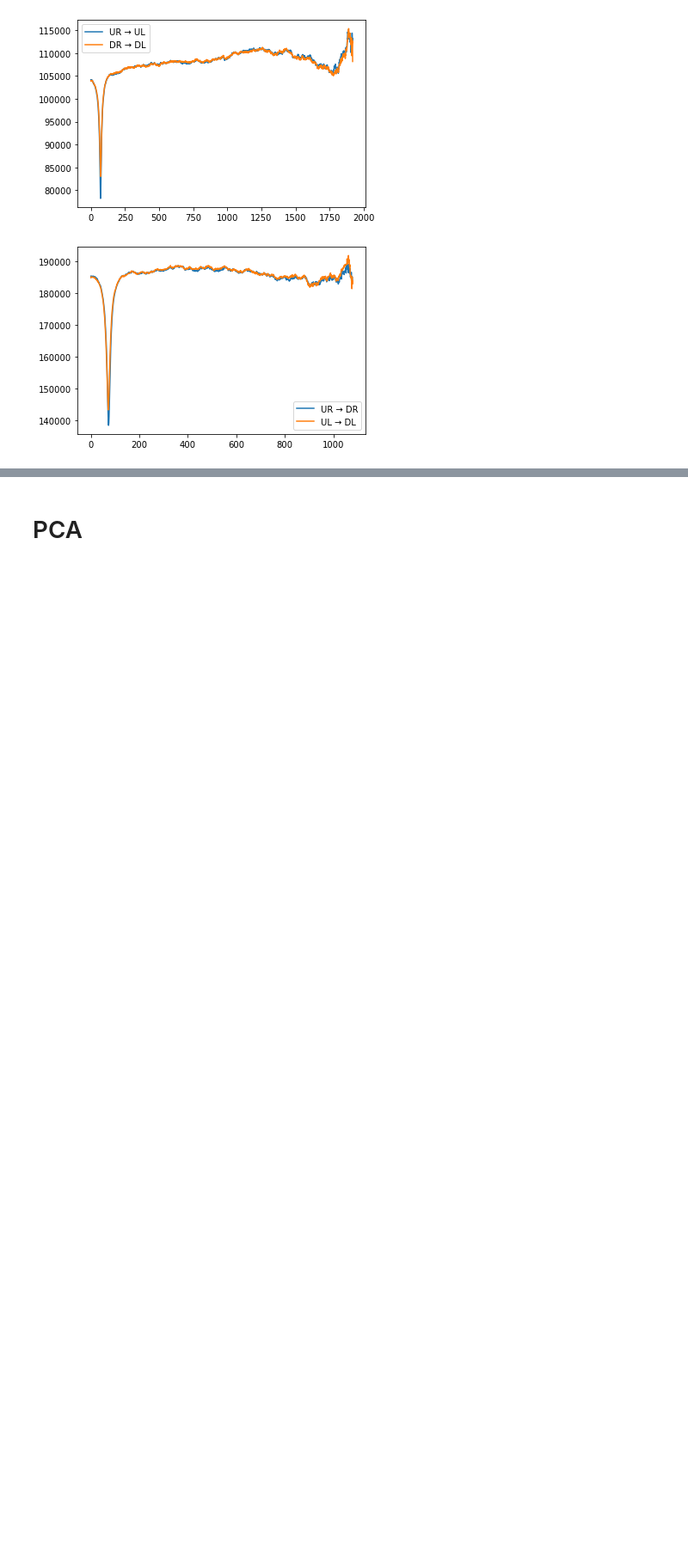
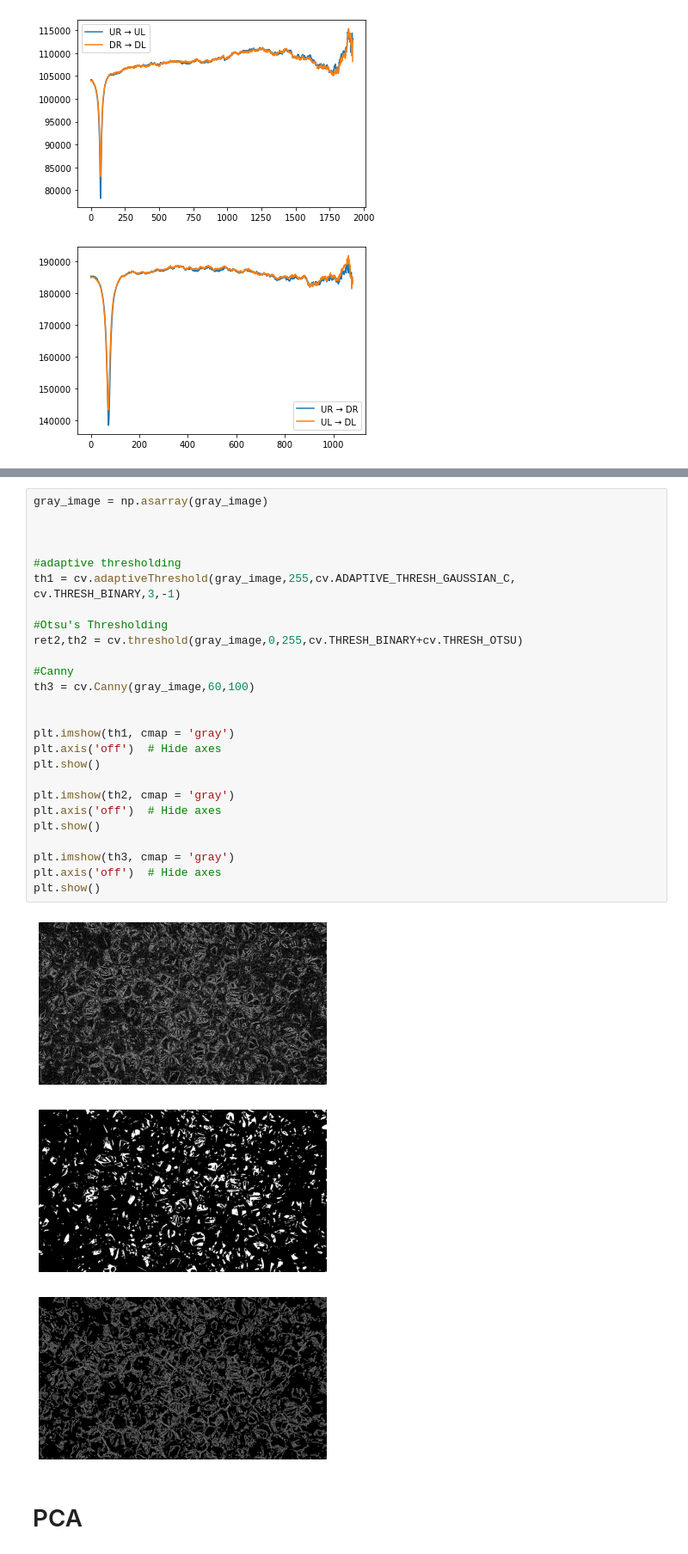
Before and after one commit to Jezen5Volk/Zotefoam-Analysis, a Jupyter notebook: Zotefoam Analysis.ipynb, the cells around one changed output, grey strips where cells are left out. Shown at 86% size. Drawn from its saved outputs; the diff is of its cells as text; blank space fills up the shorter version.

```diff
--- a/Zotefoam Analysis.ipynb
+++ b/Zotefoam Analysis.ipynb
@@ -147,3 +201,33 @@ The average size of a 100 micron scalebar is 72.0 pixels!
+# %%
+gray_image = np.asarray(gray_image)
+
+
+
+#adaptive thresholding
+th1 = cv.adaptiveThreshold(gray_image,255,cv.ADAPTIVE_THRESH_GAUSSIAN_C, cv.THRESH_BINARY,3,-1)
+
+#Otsu's Thresholding
+ret2,th2 = cv.threshold(gray_image,0,255,cv.THRESH_BINARY+cv.THRESH_OTSU)
+
+#Canny
+th3 = cv.Canny(gray_image,60,100)
+
+
+plt.imshow(th1, cmap = 'gray')
+plt.axis('off')  # Hide axes
+plt.show()
+
+plt.imshow(th2, cmap = 'gray')
+plt.axis('off')  # Hide axes
+plt.show()
+
+plt.imshow(th3, cmap = 'gray')
+plt.axis('off')  # Hide axes
+plt.show()
+# %% [output]
+[figure, added]
+[figure, added]
+[figure, added]
 # %% [markdown]
 # PCA
 # %%
```
Also changed, not shown: parts of 8 cells of this notebook.
